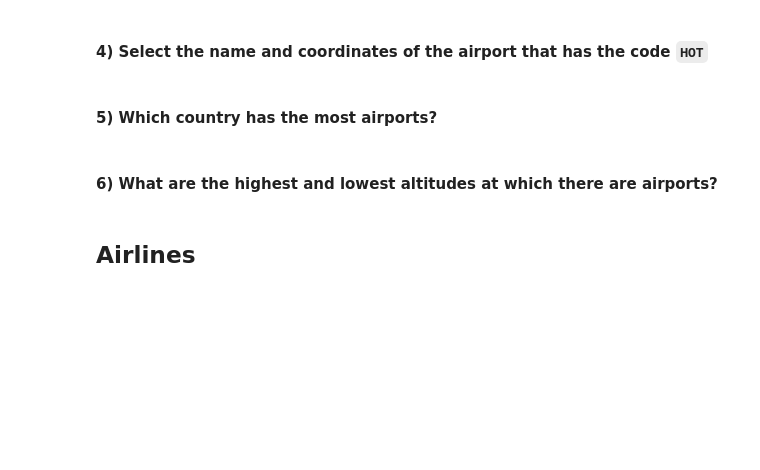
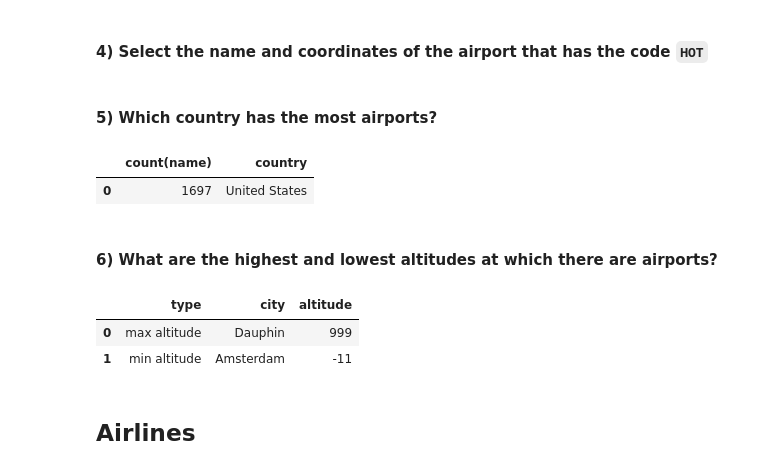
Before and after one commit to Guilherme777/Data-Science, a Jupyter notebook: 03_managing_data/practice/sql_exercise.ipynb, the cells around one changed output. Saved outputs shown, nothing was run; the diff lists cells and outputs as text; code cells hidden in the pictures; blank space fills up the shorter version.

```diff
--- a/03_managing_data/practice/sql_exercise.ipynb
+++ b/03_managing_data/practice/sql_exercise.ipynb
@@ -24,8 +58,46 @@ Reminder 2: there are three tables:
 #### 4) Select the name and coordinates of the airport that has the code `HOT`
 # %% [markdown]
 #### 5) Which country has the most airports?
+# %%
+pd.read_sql("""
+    SELECT
+        count(name), country
+    FROM
+        airports
+    Group by country
+    order by 1 desc
+    limit 1
+    """, con=db)
+# %% [output]
+|  | count(name) | country |
+| 0 | 1697 | United States |
 # %% [markdown]
 #### 6) What are the highest and lowest altitudes at which there are airports?
+# %%
+pd.read_sql("""
+ Select * from (
+     SELECT
+        'max altitude' as type, city, altitude
+    FROM
+        airports
+    ORDER BY 3 DESC
+    limit 1
+    )
+
+    union all
+
+ Select * from (
+
+    SELECT 'min altitude' as type, city, altitude
+    from airports
+    order by 3 asc
+    limit 1
+ )
+    """, con=db)
+# %% [output]
+|  | type | city | altitude |
+| 0 | max altitude | Dauphin | 999 |
+| 1 | min altitude | Amsterdam | -11 |
 # %% [markdown]
 ## Airlines
 # %% [markdown]
```
Also changed, not shown: parts of 8 cells of this notebook, 3 other files.
